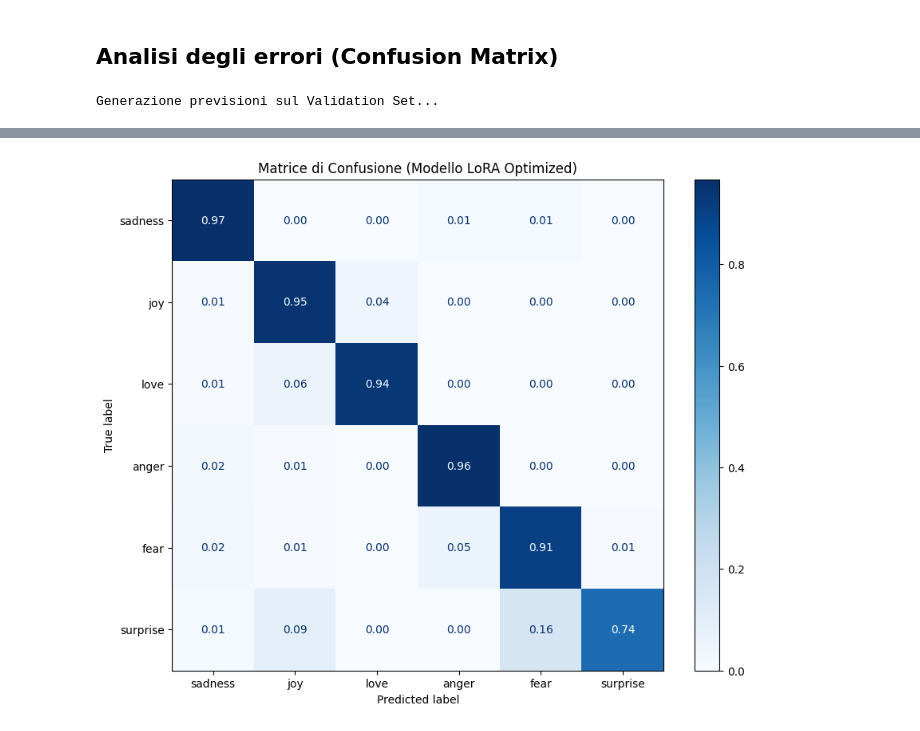
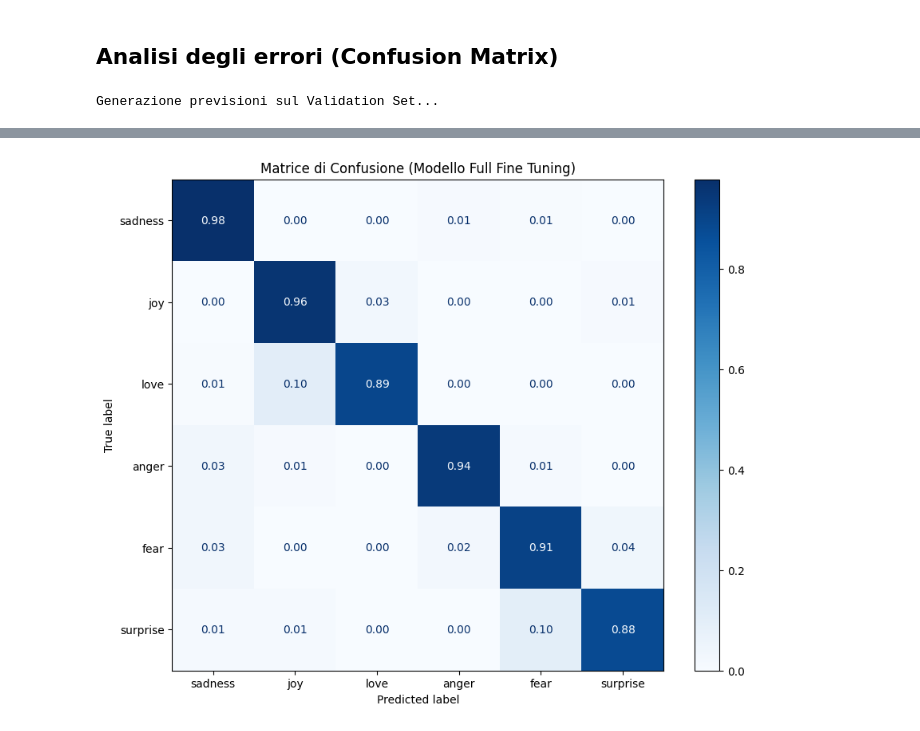
Before and after one commit to AlexandruNicolescu00/ai-project-25-26, a Jupyter notebook: notebooks/bertweet-base.ipynb, the cells around one changed output, grey strips where cells are left out. Saved outputs shown, nothing was run; the diff lists cells and outputs as text; code cells hidden in the pictures.

```diff
--- a/notebooks/bertweet-base.ipynb
+++ b/notebooks/bertweet-base.ipynb
@@ -102,6 +123,8 @@ model = AutoModelForSequenceClassification.from_pretrained(
     label2id=label2id
 )
 
+model = model.to("xpu") # Spostiamo il modello sulla GPU XPU
+
 # freeze all base model parameters
 for name, param in model.base_model.named_parameters():
     param.requires_grad = False
@@ -159,6 +182,7 @@ def compute_metrics(eval_pred):
 ## Eval base model
 # %%
 from transformers import DataCollatorWithPadding
+import intel_extension_for_pytorch as ipex
 
 data_collator = DataCollatorWithPadding(tokenizer=tokenizer)
 
@@ -166,7 +190,8 @@ data_collator = DataCollatorWithPadding(tokenizer=tokenizer)
 training_args = TrainingArguments(
     #output_dir="./bertweet-emotion-checkpoints",
     per_device_eval_batch_size=32, # Batch size per valutazione
-    report_to="none" # Disabilita wandb/tensorboard per ora
+    report_to="none", # Disabilita wandb/tensorboard per ora
+    bf16=True, # Usa mixed precision se supportato (XPU lo supporta, accelera la valutazione
 )
 
 # Inizializziamo il Trainer
@@ -185,6 +210,7 @@ baseline_metrics = trainer.evaluate(encoded_dataset["test"])
 
 print("\nRisultati Baseline (Modello non addestrato):")
 print(f"Accuracy: {baseline_metrics['eval_accuracy']:.4f}")
+print(baseline_metrics['eval_f1'])
 print(f"F1-Score: {baseline_metrics['eval_f1']:.4f}")
 print("-------------------------------------------------")
 # %% [output]
@@ -421,13 +713,15 @@ DOPO   -> Accuracy: 0.5670, F1: 0.3601
 # %%
 from peft import get_peft_model, LoraConfig, TaskType
 import itertools
+from torch.optim import AdamW
 
-rangos = [8, 16, 32]
-target_modules = [["query", "value", "key", "dense"], ["query", "value"]]
-learning_rates = [1e-3, 1e-4, 1e-5]
+rangos = [8, 16]
+target_modules = [["query", "value", "key", "dense"], ["query", "value"], ["query", "key", "value"]]
+learning_rates = [2e-4, 2e-5]
 batch_sizes = [8, 16]
 
 best_accuracy = 0
+best_f1 = 0
 best_configs = {}
 lora_results = []
 
@@ -458,6 +752,14 @@ for r, tm, lr, bs in itertools.product(rangos, target_modules, learning_rates, b
 
     # Applichiamo LoRA al modello
     model = get_peft_model(model, peft_config)
+    model = model.to("xpu")  # dopo get_peft_model, non prima
+
+    # Optimizer con eps in fp32
+    optimizer = AdamW(
+        [p for p in model.parameters() if p.requires_grad],
+        lr=lr,
+        eps=1e-6
+    )
 
     # Configuriamo il Trainer con i parametri migliori trovati prima
     training_args = TrainingArguments(
@@ -470,7 +772,8 @@ for r, tm, lr, bs in itertools.product(rangos, target_modules, learning_rates, b
         num_train_epochs=4,
         weight_decay=0.01,
         report_to="none",
-        load_best_model_at_end=False
+        load_best_model_at_end=False,
+        bf16=True
     )
 
     trainer = Trainer(
@@ -479,7 +782,8 @@ for r, tm, lr, bs in itertools.product(rangos, target_modules, learning_rates, b
         train_dataset=encoded_dataset["train"],
         eval_dataset=encoded_dataset["validation"],
         compute_metrics=compute_metrics,
-        data_collator=data_collator
+        data_collator=data_collator,
+        optimizers=(optimizer, None)
     )
 
     trainer.train()
@@ -490,8 +794,9 @@ for r, tm, lr, bs in itertools.product(rangos, target_modules, learning_rates, b
     lora_results.append({'r': r, 'target_modules': tm, 'learning_rate': lr, 'batch_size': bs, 'accuracy': acc_score, 'f1': f1_score})
     print(f"--> Risultato: Accuracy = {acc_score:.4f}, F1 = {f1_score:.4f}")
 
-    if acc_score > best_accuracy:
+    if (acc_score + f1_score) > (best_accuracy + best_f1):
         best_accuracy = acc_score
+        best_f1 = f1_score
         best_configs = {'r': r, 'target_modules': tm, 'learning_rate': lr, 'batch_size': bs}
 
 print(pd.DataFrame(lora_results))
@@ -893,28 +1221,32 @@ plt.show()
 # %%
 from sklearn.metrics import confusion_matrix, ConfusionMatrixDisplay
 import matplotlib.pyplot as plt
 
-# 1. Carica il tuo modello MIGLIORE (quello LoRA Optimized)
+# 1. Carica il tuo modello MIGLIORE
 # (Assumiamo che 'trainer' contenga ancora l'ultimo modello addestrato)
 # Se hai chiuso la sessione, ricaricalo con:
-# model = AutoModelForSequenceClassification.from_pretrained("./bertweet-emotion-ultimate")
-# trainer = Trainer(model=model, ...)
+model = AutoModelForSequenceClassification.from_pretrained("./bertweet-full-finetuning/checkpoint-20000/")
+inference_args = TrainingArguments(
+    output_dir="./tmp",
+    report_to="none"
+)
+trainer = Trainer(model=model, args=inference_args, compute_metrics=compute_metrics, data_collator=data_collator)
 
 print("Generazione previsioni sul Validation Set...")
 predictions = trainer.predict(encoded_dataset["validation"])
 preds = np.argmax(predictions.predictions, axis=1)
 labels = predictions.label_ids
 
 # 2. Calcola la matrice
 cm = confusion_matrix(labels, preds, normalize='true') # Normalize='true' mostra le percentuali
 
 # 3. Disegna
 fig, ax = plt.subplots(figsize=(10, 8))
 disp = ConfusionMatrixDisplay(confusion_matrix=cm, display_labels=list(label2id.keys()))
 disp.plot(cmap='Blues', ax=ax, values_format='.2f')
-plt.title("Matrice di Confusione (Modello LoRA Optimized)")
+plt.title("Matrice di Confusione (Modello Full Fine Tuning)")
 plt.show()
 # %% [output]
 Generazione previsioni sul Validation Set...
 [interactive output not drawn]
-[figure, old version]
+[figure, new version]
```
Also changed, not shown: parts of 21 cells of this notebook, 5 other files.
